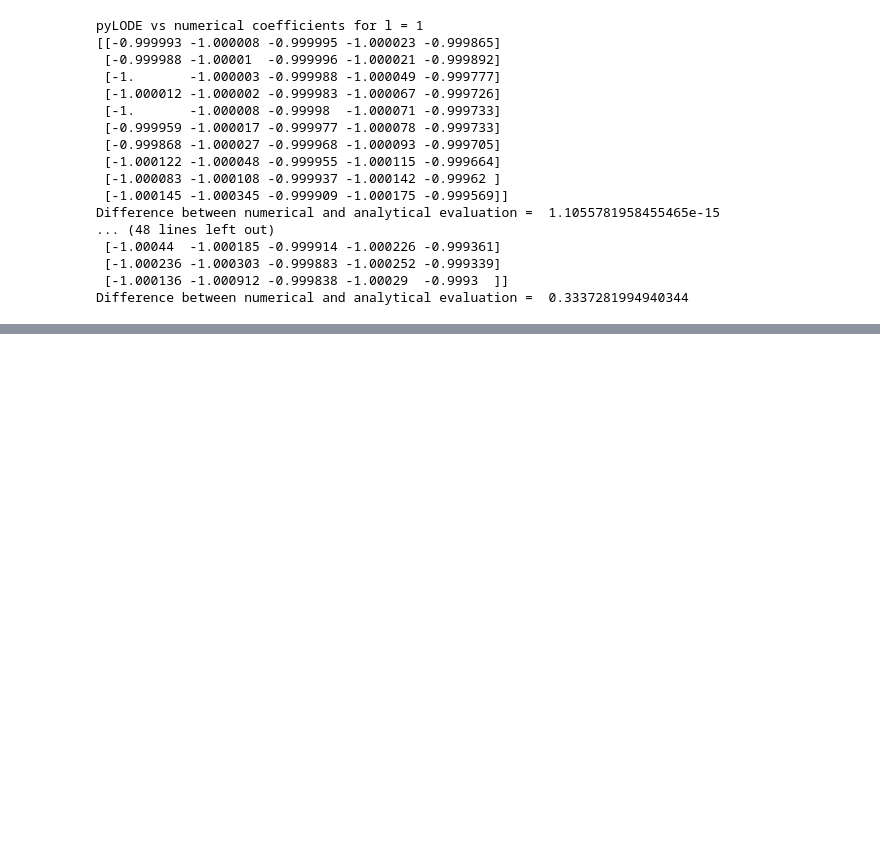
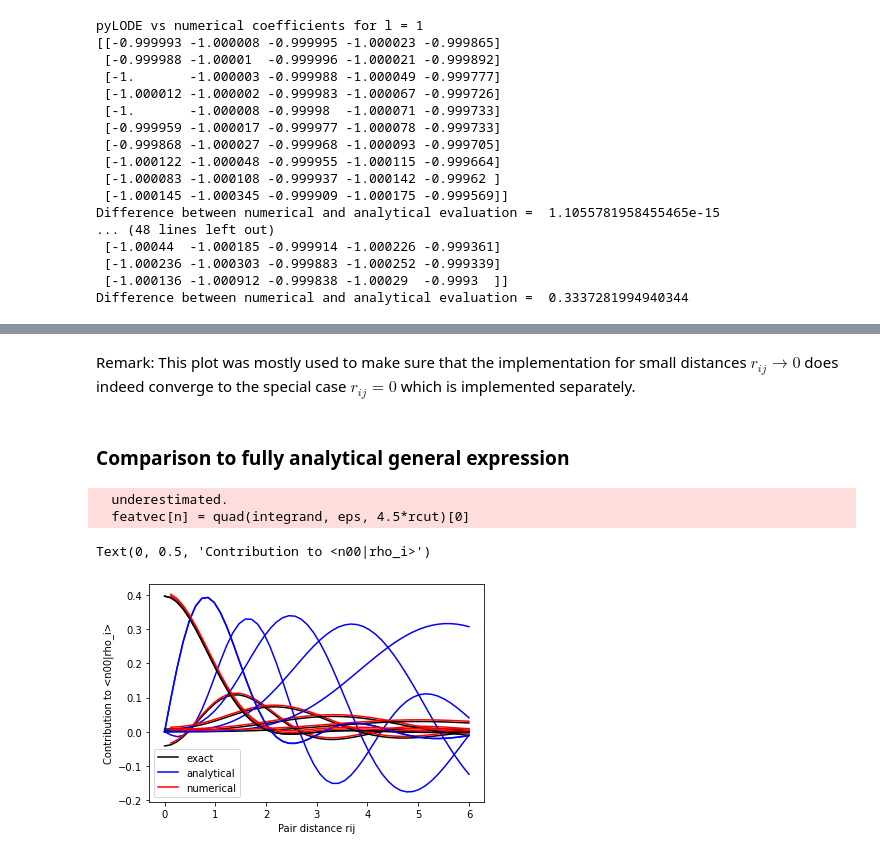
Before and after one commit to ceriottm/lode, a Jupyter notebook: notebooks/librascal_comparison.ipynb, the cells around one changed output, grey strips where cells are left out. Drawn from its saved outputs; the diff is of its cells as text; code cells hidden in the pictures; blank space fills up the shorter version.

```diff
--- a/notebooks/librascal_comparison.ipynb
+++ b/notebooks/librascal_comparison.ipynb
@@ -643,0 +566,29 @@ Comparison to rascaline
+# %% [markdown]
+Remark: This plot was mostly used to make sure that the implementation for small distances $r_{ij} \rightarrow 0$ does indeed converge to the special case $r_{ij}=0$ which is implemented separately.
+# %% [markdown]
+### Comparison to fully analytical general expression
+# %%
+coeffs_from_general_analytical = np.zeros((nmax, Ndist))
+coeffs_from_general_numerical = np.zeros((nmax, Ndist))
+for i, d in enumerate(dd):
+    coeffs_from_general_analytical[:,i] = coefficients_analytical_general_l(nmax, d, l=0)
+    coeffs_from_general_numerical[:,i] = coefficients_semianalytical_general_l(nmax, d, l=0)
+# %% [output]
+  underestimated.
+  featvec[n] = quad(integrand, eps, 4.5*rcut)[0]
+# %%
+# Make plot
+for n in range(nmax):
+    plt.plot(dd, coeffs_exact[n], 'k')
+    plt.plot(dd, coeffs_from_general_analytical[n], 'b')
+    plt.plot(dd, 0.005+coeffs_from_general_numerical[n], 'r')
+
+plt.plot(dd, coeffs_exact[0], label=f'exact', c='k')
+plt.plot(dd, coeffs_from_general_analytical[0], label=f'analytical', c='b')
+plt.plot(dd, 0.01+coeffs_from_general_numerical[0], label=f'numerical', c='r')
+plt.legend()
+plt.xlabel('Pair distance rij')
+plt.ylabel('Contribution to <n00|rho_i>')
+# %% [output]
+Text(0, 0.5, 'Contribution to <n00|rho_i>')
+[figure, added]
```
Also changed, not shown: parts of 67 cells of this notebook.
